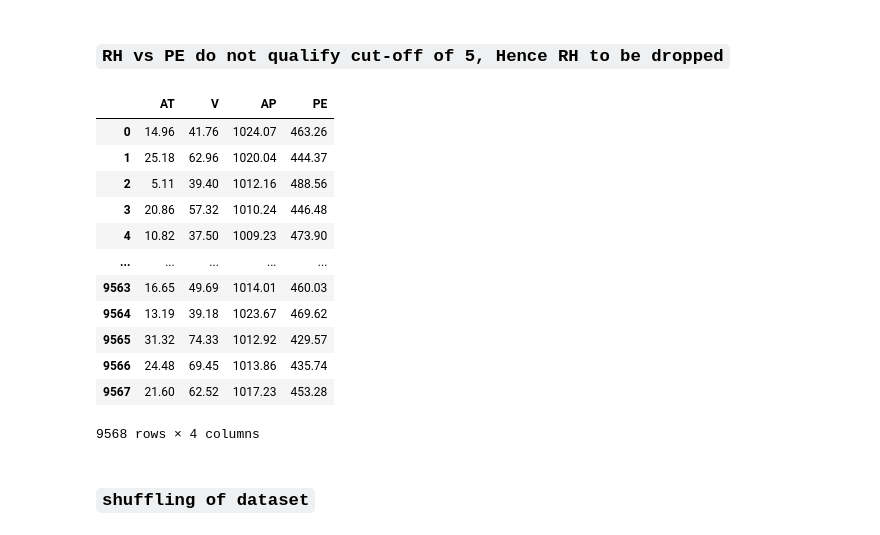
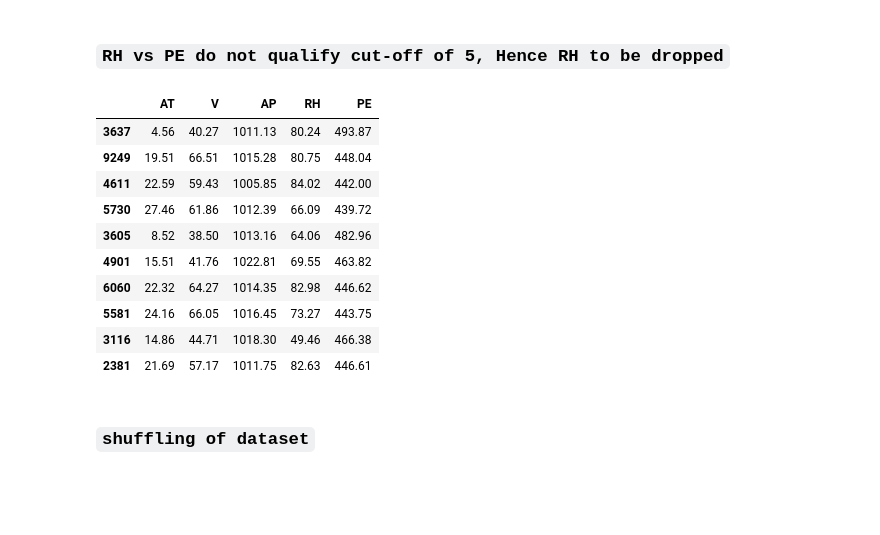
Before and after one commit to manujjoshi/Regression, a Jupyter notebook: Linear Regression with Train Test Split.ipynb, the cells around one changed output. Saved outputs shown, nothing was run; the diff lists cells and outputs as text; code cells hidden in the pictures; blank space fills up the shorter version.

```diff
--- a/Linear Regression with Train Test Split.ipynb
+++ b/Linear Regression with Train Test Split.ipynb
@@ -61,21 +58,19 @@ sns.jointplot(data["RH"],data["PE"])
 # %%
 data.drop("RH",axis=1,inplace=True)
 # %%
-data
+data.sample(10)
 # %% [output]
-|  | AT | V | AP | PE |
-| 0 | 14.96 | 41.76 | 1024.07 | 463.26 |
-| 1 | 25.18 | 62.96 | 1020.04 | 444.37 |
-| 2 | 5.11 | 39.40 | 1012.16 | 488.56 |
-| 3 | 20.86 | 57.32 | 1010.24 | 446.48 |
-| 4 | 10.82 | 37.50 | 1009.23 | 473.90 |
-| ... | ... | ... | ... | ... |
-| 9563 | 16.65 | 49.69 | 1014.01 | 460.03 |
-| 9564 | 13.19 | 39.18 | 1023.67 | 469.62 |
-| 9565 | 31.32 | 74.33 | 1012.92 | 429.57 |
-| 9566 | 24.48 | 69.45 | 1013.86 | 435.74 |
-| 9567 | 21.60 | 62.52 | 1017.23 | 453.28 |
+|  | AT | V | AP | RH | PE |
+| 3637 | 4.56 | 40.27 | 1011.13 | 80.24 | 493.87 |
+| 9249 | 19.51 | 66.51 | 1015.28 | 80.75 | 448.04 |
+| 4611 | 22.59 | 59.43 | 1005.85 | 84.02 | 442.00 |
+| 5730 | 27.46 | 61.86 | 1012.39 | 66.09 | 439.72 |
+| 3605 | 8.52 | 38.50 | 1013.16 | 64.06 | 482.96 |
+| 4901 | 15.51 | 41.76 | 1022.81 | 69.55 | 463.82 |
+| 6060 | 22.32 | 64.27 | 1014.35 | 82.98 | 446.62 |
+| 5581 | 24.16 | 66.05 | 1016.45 | 73.27 | 443.75 |
+| 3116 | 14.86 | 44.71 | 1018.30 | 49.46 | 466.38 |
+| 2381 | 21.69 | 57.17 | 1011.75 | 82.63 | 446.61 |
-9568 rows × 4 columns
 # %% [markdown]
 ### `shuffling of dataset`
 # %%
```
Also changed, not shown: parts of 8 cells of this notebook, 7 other files.
